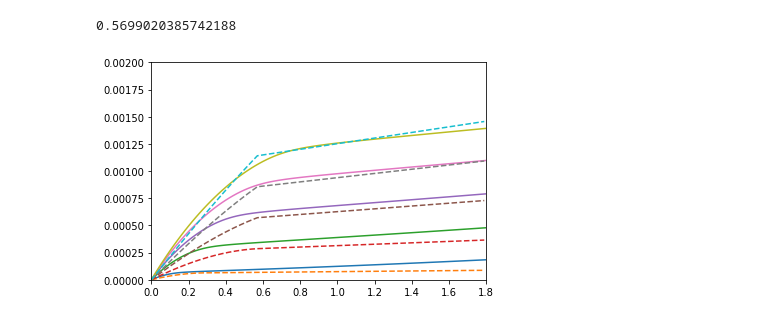
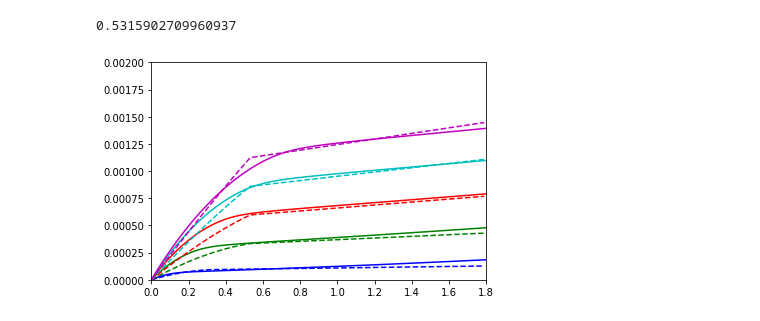
Before and after one commit to jarlb/mosfet_parameter_extraction, a Jupyter notebook: Vdsat/vdsat.ipynb, the cells around one changed output. Saved outputs shown, nothing was run; the diff lists cells and outputs as text; code cells hidden in the pictures.

```diff
--- a/Vdsat/vdsat.ipynb
+++ b/Vdsat/vdsat.ipynb
@@ -25,14 +25,14 @@ def unified_model(Vth, k, l = 0, vdsat = 9999):
         return 0.5 * k * (Vgt * Vmin - 0.5 * pow(Vmin, 2)) * (1 + l * Vds)
     return model
 # %%
-def plot_model(model, Vgs):
+def plot_model(model, Vgs, colour):
     axes = plt.gca()
     x_vals = np.array(axes.get_xlim())
     x_vals = np.arange(start=x_vals[0], stop=x_vals[1], step=0.01)
     y_vals = []
     for x_val in x_vals:
         y_vals.append(model(x_val, Vgs))
-    plt.plot(x_vals, y_vals, '--')
+    plt.plot(x_vals, y_vals, '--', color=colour)
 # %%
 def dist(x_data, y_data, model):
     dist = 0
@@ -70,19 +70,20 @@ def optimize_vdsat(x, y, start, step, stepfactor, stepend, technology):
 # %%
 # model1 = unified_model(0.236, 0.002902, 0.26, 0.55)
 plt.ylim(bottom=0., top=0.002)
 plt.xlim(left=0., right=1.8)
-technology = (0.3135, 0.002902, 0.26)
+technology = (0.2546, 0.002902, 0.26) # Vt0, k, lambda
 vdsat = optimize_vdsat(x_data, y_data, 0.5, 0.1, 0.5, 0.00001, technology)
-model1 = unified_model(0.3135, 0.002902, 0.26, vdsat)
+model1 = unified_model(technology[0], technology[1], technology[2], vdsat)
+colours = ['b', 'g', 'r', 'c', 'm']
 print(vdsat)
 for idx, data in enumerate(y_data):
     Id = data
     Vds = x_data
     # plt.plot(Vds, sqrt_id)
-    plt.plot(Vds, Id)
-    plot_model(model1, gs_data[idx])
-plt.savefig('graph_new_vt0.svg')
+    plt.plot(Vds, Id, color=colours[idx])
+    plot_model(model1, gs_data[idx], colours[idx])
+plt.savefig('graph_old_vt0.svg')
 plt.show()
 # %% [output]
-0.5699020385742188
+0.5315902709960937
-[figure, old version]
+[figure, new version]
```
Also changed, not shown: 5 other files.
